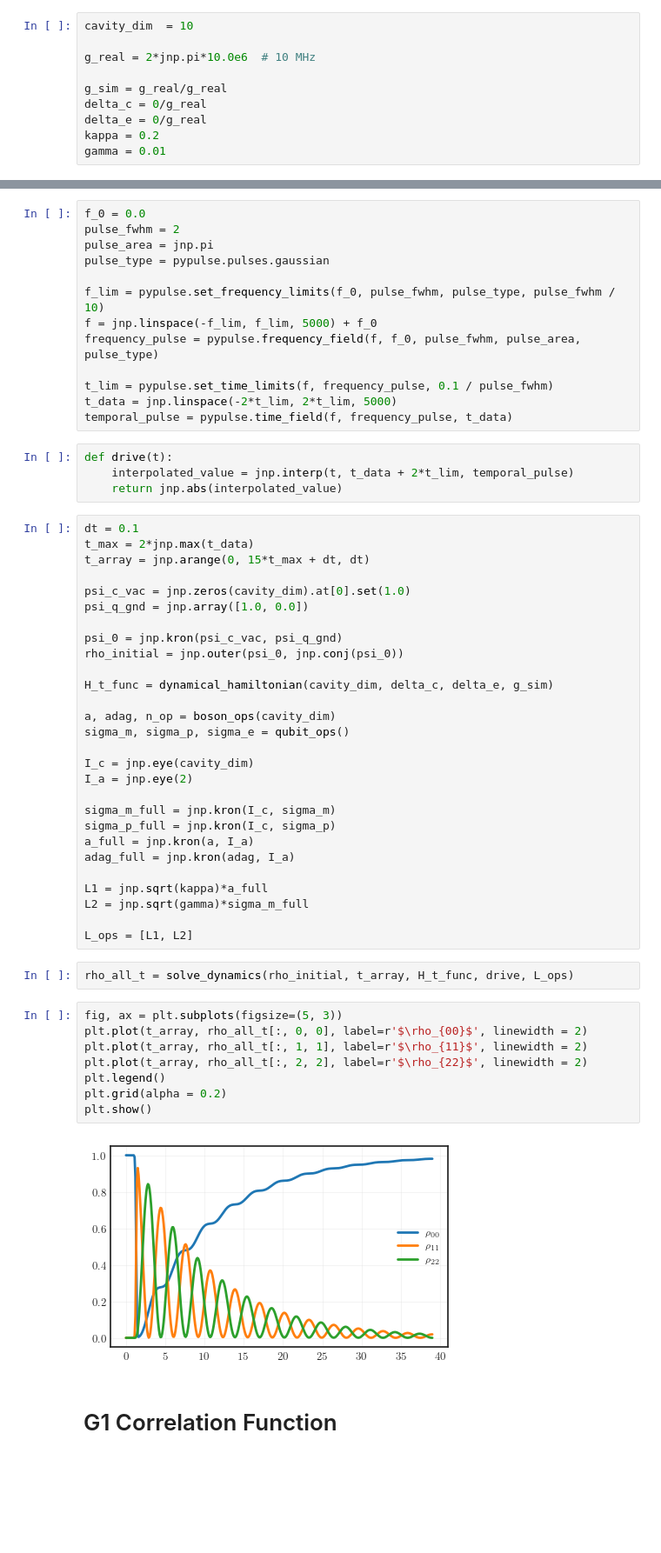
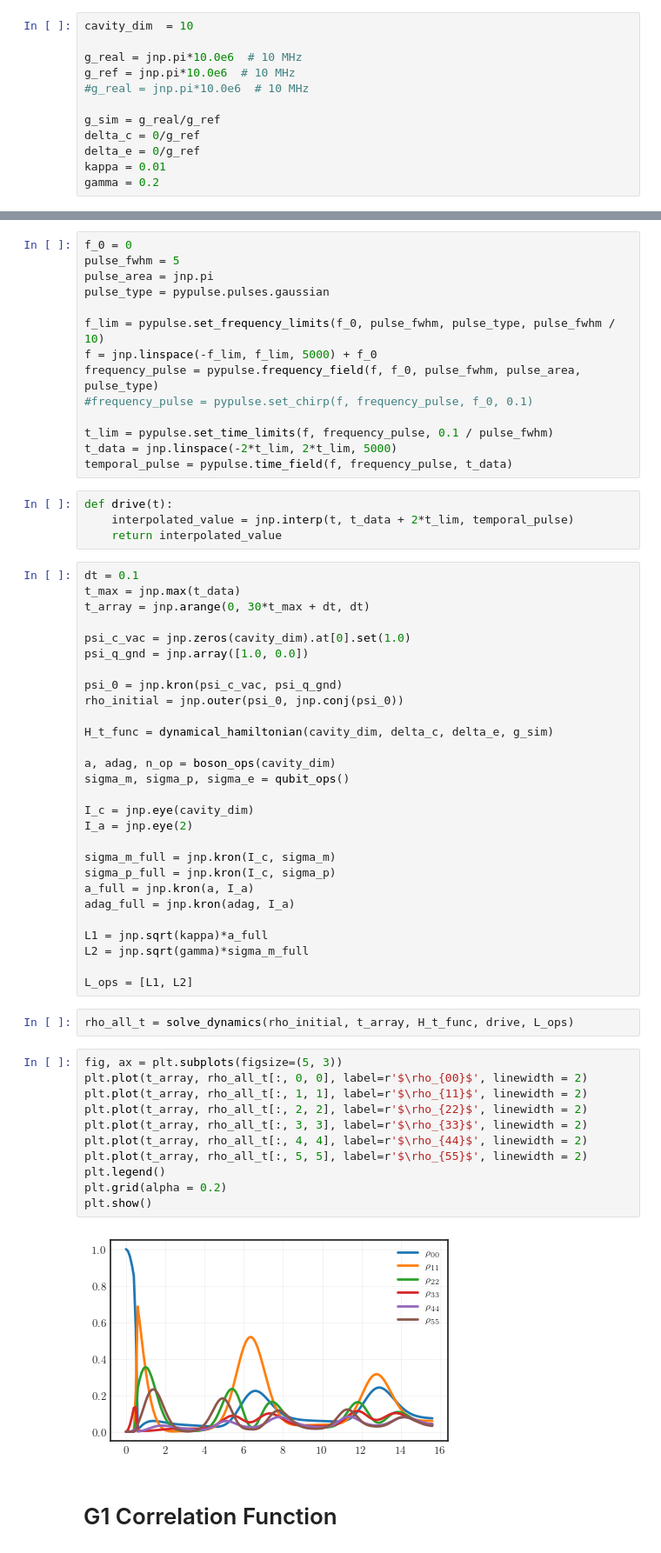
Before and after one commit to juardilag/Pulsed-cQED, a Jupyter notebook: test.ipynb, the cells around one changed output, grey strips where cells are left out. Shown at 87% size. Drawn from its saved outputs; the diff is of its cells as text; blank space fills up the shorter version.

```diff
--- a/test.ipynb
+++ b/test.ipynb
@@ -23,24 +23,27 @@ plt.rcParams.update(tex_fonts)
 # %%
 cavity_dim  = 10
 
-g_real = 2*jnp.pi*10.0e6  # 10 MHz
+g_real = jnp.pi*10.0e6  # 10 MHz
+g_ref = jnp.pi*10.0e6  # 10 MHz
+#g_real = jnp.pi*10.0e6  # 10 MHz
 
-g_sim = g_real/g_real
-delta_c = 0/g_real
-delta_e = 0/g_real
-kappa = 0.2
-gamma = 0.01
+g_sim = g_real/g_ref
+delta_c = 0/g_ref
+delta_e = 0/g_ref
+kappa = 0.01
+gamma = 0.2
 # %% [markdown]
 # Pulse Definition
 # %%
-f_0 = 0.0
-pulse_fwhm = 2
+f_0 = 0
+pulse_fwhm = 5
 pulse_area = jnp.pi
 pulse_type = pypulse.pulses.gaussian
 
 f_lim = pypulse.set_frequency_limits(f_0, pulse_fwhm, pulse_type, pulse_fwhm / 10)
 f = jnp.linspace(-f_lim, f_lim, 5000) + f_0
 frequency_pulse = pypulse.frequency_field(f, f_0, pulse_fwhm, pulse_area, pulse_type)
+#frequency_pulse = pypulse.set_chirp(f, frequency_pulse, f_0, 0.1)
 
 t_lim = pypulse.set_time_limits(f, frequency_pulse, 0.1 / pulse_fwhm)
 t_data = jnp.linspace(-2*t_lim, 2*t_lim, 5000)
@@ -48,11 +51,11 @@ temporal_pulse = pypulse.time_field(f, frequency_pulse, t_data)
 # %%
 def drive(t):
     interpolated_value = jnp.interp(t, t_data + 2*t_lim, temporal_pulse)
-    return jnp.abs(interpolated_value)
+    return interpolated_value
 # %%
 dt = 0.1
-t_max = 2*jnp.max(t_data)
-t_array = jnp.arange(0, 15*t_max + dt, dt)
+t_max = jnp.max(t_data)
+t_array = jnp.arange(0, 30*t_max + dt, dt)
 
 psi_c_vac = jnp.zeros(cavity_dim).at[0].set(1.0)
 psi_q_gnd = jnp.array([1.0, 0.0])
@@ -82,13 +85,16 @@ rho_all_t = solve_dynamics(rho_initial, t_array, H_t_func, drive, L_ops)
 # %%
 fig, ax = plt.subplots(figsize=(5, 3))
 plt.plot(t_array, rho_all_t[:, 0, 0], label=r'$\rho_{00}$', linewidth = 2)
 plt.plot(t_array, rho_all_t[:, 1, 1], label=r'$\rho_{11}$', linewidth = 2)
 plt.plot(t_array, rho_all_t[:, 2, 2], label=r'$\rho_{22}$', linewidth = 2)
+plt.plot(t_array, rho_all_t[:, 3, 3], label=r'$\rho_{33}$', linewidth = 2)
+plt.plot(t_array, rho_all_t[:, 4, 4], label=r'$\rho_{44}$', linewidth = 2)
+plt.plot(t_array, rho_all_t[:, 5, 5], label=r'$\rho_{55}$', linewidth = 2)
 plt.legend()
 plt.grid(alpha = 0.2)
 plt.show()
 # %% [output]
-[figure, old version]
+[figure, new version]
 # %% [markdown]
 # G1 Correlation Function
 # %%
```
Also changed, not shown: parts of 7 cells of this notebook.
